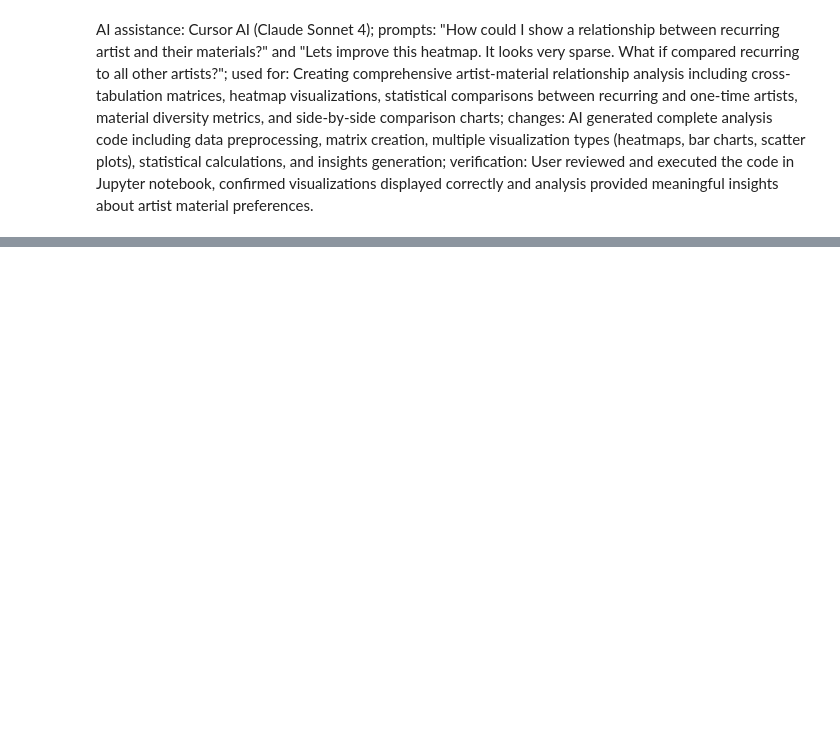
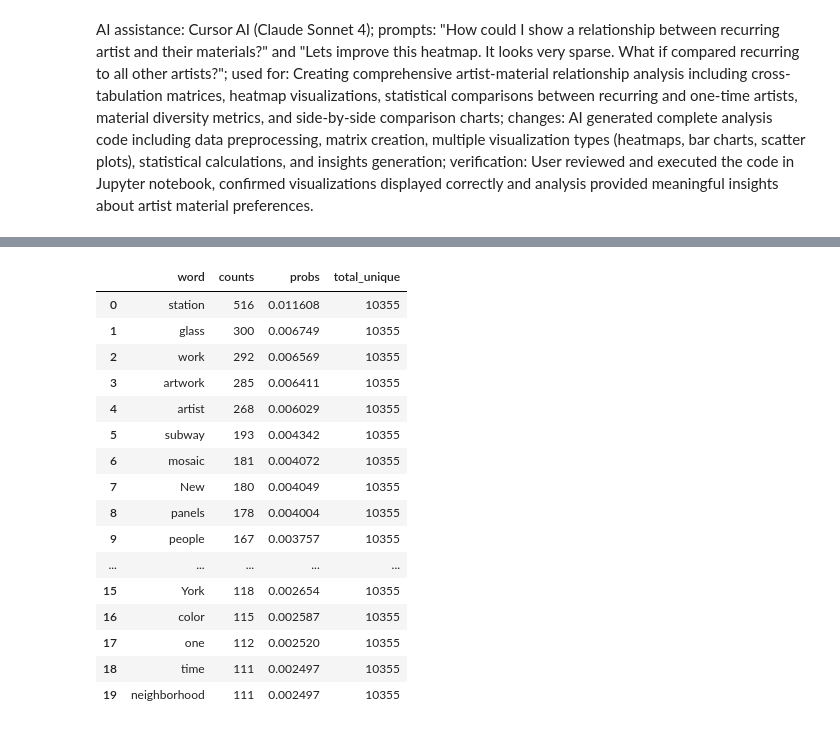
Before and after one commit to marobinette/DataScience, a Jupyter notebook: assignments/week2/MTAArt/eda_pt_2.ipynb, the cells around one changed output, grey strips where cells are left out. Cells and saved outputs as stored; diff of their text form; code cells hidden in the pictures; blank space fills up the shorter version.

```diff
--- a/assignments/week2/MTAArt/eda_pt_2.ipynb
+++ b/assignments/week2/MTAArt/eda_pt_2.ipynb
@@ -559,0 +507,89 @@ plt.show()
+# %%
+import nltk
+from nltk.tokenize import word_tokenize, RegexpTokenizer, TweetTokenizer
+from nltk.corpus import stopwords
+import re
+
+
+def tokenize_words(text, remove_stop_words=False):
+    """
+    Tokenizes the text into words, with an option to remove stopwords.
+
+    Parameters:
+    - text (str or list): Text or list of strings to tokenize.
+    - remove_stop_words (bool): Whether to remove stopwords from the tokens.
+
+    Returns:
+    - list: List of tokenized words.
+    """
+    if isinstance(text, list):
+        text = ' '.join(text)
+
+    # Use TweetTokenizer for better handling of contractions and punctuation
+    tokenizer = TweetTokenizer()
+    words = tokenizer.tokenize(text)
+
+    # Remove punctuation and keep only alphanumeric characters
+    words = [re.sub(r"[^\w\s]", '', word) for word in words]
+
+    # Filter out empty strings resulting from punctuation removal
+    words = [word for word in words if word]
+
+    # Remove one-letter words except "I", "a", or "A"
+    words = [word for word in words if len(word) > 1 or word in ['I', 'a', 'A']]
+
+    # Remove instances of "nI" (common artifact from tokenization)
+    words = [word for word in words if word != 'nI']
+
+    # Remove stopwords if the option is selected
+    if remove_stop_words:
+        try:
+            stop_words = set(stopwords.words('english'))
+            words = [word for word in words if word.lower() not in stop_words]
+        except LookupError:
+            print("Warning: Could not load NLTK stopwords. Proceeding without stopword removal.")
+            # Fallback to basic stopwords
+            basic_stopwords = {'the', 'a', 'an', 'and', 'or', 'but', 'in', 'on', 'at', 'to', 'for', 'of', 'with', 'by', 'is', 'are', 'was', 'were', 'be', 'been', 'have', 'has', 'had', 'do', 'does', 'did', 'will', 'would', 'could', 'should'}
+            words = [word for word in words if word.lower() not in basic_stopwords]
+
+    return words
+
+def get_word_data(words):
+    """
+    Generates word frequency data including counts and probabilities.
+
+    Parameters:
+    - words (list): List of words to analyze for frequency and probability.
+
+    Returns:
+    - DataFrame: DataFrame with word counts, probabilities, and total unique word count.
+    """
+    word_data = pd.Series(words).value_counts().reset_index()
+    word_data.columns = ['word', 'counts']
+    word_data['probs'] = word_data['counts'] / word_data['counts'].sum()
+    word_data['total_unique'] = len(word_data)
+    word_data = word_data.sort_values(by='counts', ascending=False).reset_index(drop=True)
+
+    return word_data
+
+words = tokenize_words(text, remove_stop_words=True)
+word_data = get_word_data(words)
+word_data.head(20)
+# %% [output]
+|  | word | counts | probs | total_unique |
+| 0 | station | 516 | 0.011608 | 10355 |
+| 1 | glass | 300 | 0.006749 | 10355 |
+| 2 | work | 292 | 0.006569 | 10355 |
+| 3 | artwork | 285 | 0.006411 | 10355 |
+| 4 | artist | 268 | 0.006029 | 10355 |
+| 5 | subway | 193 | 0.004342 | 10355 |
+| 6 | mosaic | 181 | 0.004072 | 10355 |
+| 7 | New | 180 | 0.004049 | 10355 |
+| 8 | panels | 178 | 0.004004 | 10355 |
+| 9 | people | 167 | 0.003757 | 10355 |
+| ... | ... | ... | ... | ... |
+| 15 | York | 118 | 0.002654 | 10355 |
+| 16 | color | 115 | 0.002587 | 10355 |
+| 17 | one | 112 | 0.002520 | 10355 |
+| 18 | time | 111 | 0.002497 | 10355 |
+| 19 | neighborhood | 111 | 0.002497 | 10355 |
```
Also changed, not shown: parts of 6 cells of this notebook, 3 other files.
